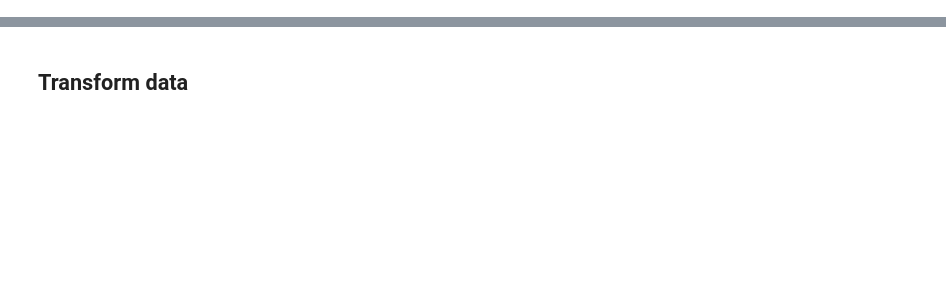
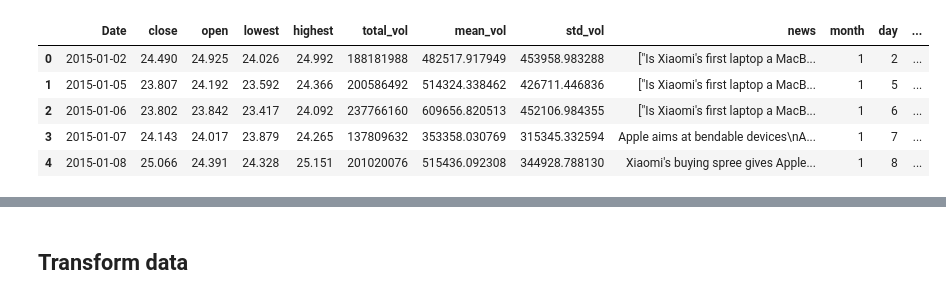
Before and after one commit to vinhqbui/207-final, a Jupyter notebook: ApplyML.ipynb, the cells around one changed output, grey strips where cells are left out. Saved outputs shown, nothing was run; the diff lists cells and outputs as text; code cells hidden in the pictures; blank space fills up the shorter version.

```diff
--- a/ApplyML.ipynb
+++ b/ApplyML.ipynb
@@ -54,3 +56,11 @@ def train_valid_test(data, target, split):
     return x_train, y_train, x_val, y_val, x_test, y_test
 # %%
 data = apple_data
+data.head()
+# %% [output]
+|  | Date | close | open | lowest | highest | total_vol | mean_vol | std_vol | news | month | day | ... |
+| 0 | 2015-01-02 | 24.490 | 24.925 | 24.026 | 24.992 | 188181988 | 482517.917949 | 453958.983288 | ["Is Xiaomi's first laptop a MacB... | 1 | 2 | ... |
+| 1 | 2015-01-05 | 23.807 | 24.192 | 23.592 | 24.366 | 200586492 | 514324.338462 | 426711.446836 | ["Is Xiaomi's first laptop a MacB... | 1 | 5 | ... |
+| 2 | 2015-01-06 | 23.802 | 23.842 | 23.417 | 24.092 | 237766160 | 609656.820513 | 452106.984355 | ["Is Xiaomi's first laptop a MacB... | 1 | 6 | ... |
+| 3 | 2015-01-07 | 24.143 | 24.017 | 23.879 | 24.265 | 137809632 | 353358.030769 | 315345.332594 | Apple aims at bendable devices\nA... | 1 | 7 | ... |
+| 4 | 2015-01-08 | 25.066 | 24.391 | 24.328 | 25.151 | 201020076 | 515436.092308 | 344928.788130 | Xiaomi's buying spree gives Apple... | 1 | 8 | ... |
```
Also changed, not shown: parts of 28 cells of this notebook, 7 other files.
